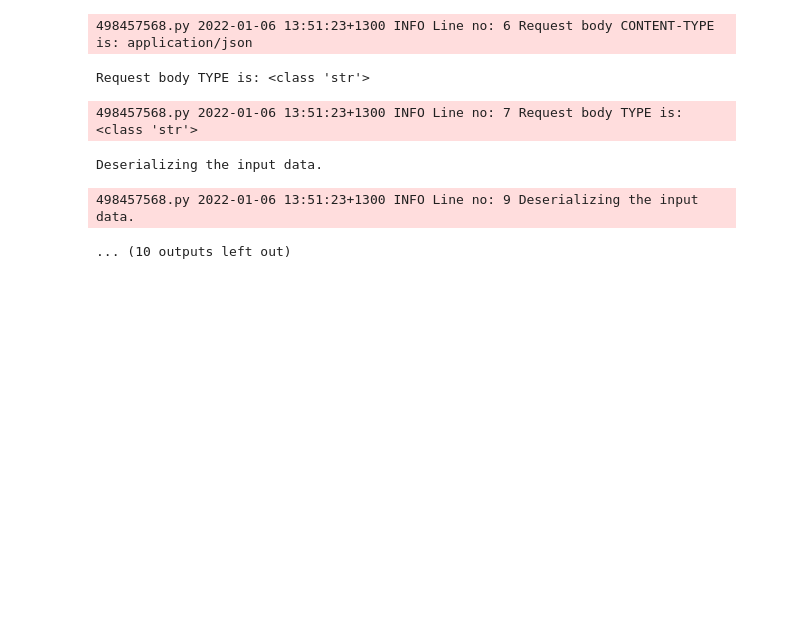
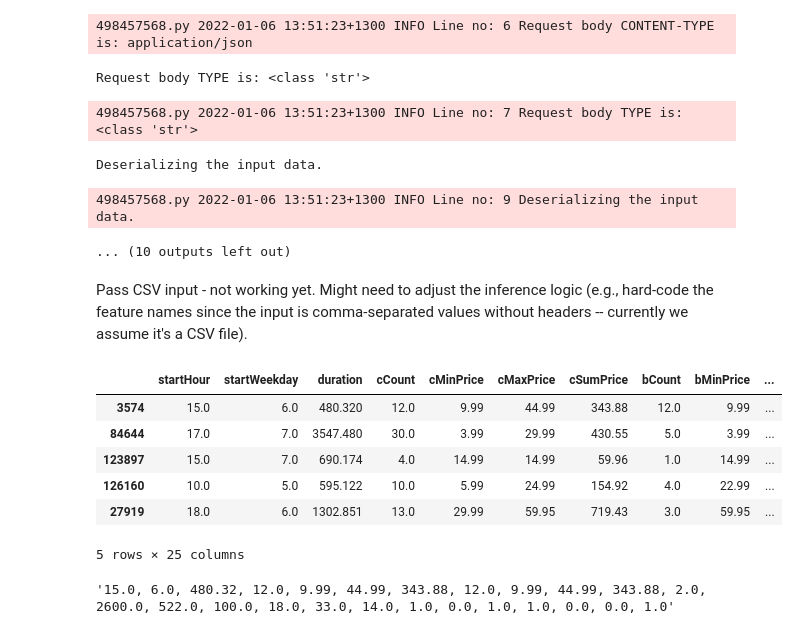
Before and after one commit to elvyna/udacity-aws-mle-nanodegree, a Jupyter notebook: project05-capstone/notebook/10-endpoint-inference-dev.ipynb, the cells around one changed output. Drawn from its saved outputs; the diff is of its cells as text; code cells hidden in the pictures; blank space fills up the shorter version.

```diff
--- a/project05-capstone/notebook/10-endpoint-inference-dev.ipynb
+++ b/project05-capstone/notebook/10-endpoint-inference-dev.ipynb
@@ -271,3 +272,25 @@ Request body TYPE is: <class 'str'>
 Deserializing the input data.
 498457568.py 2022-01-06 13:51:23+1300 INFO Line no: 9 Deserializing the input data.
 ... (10 outputs left out)
+# %% [markdown]
+Pass CSV input - not working yet. Might need to adjust the inference logic (e.g., hard-code the feature names since the input is comma-separated values without headers -- currently we assume it's a CSV file).
+# %%
+test_file_path = os.path.join(
+    '..',
+    'dataset',
+    'feature-engineering',
+    'df_test_rfe.csv'
+)
+df_input = pd.read_csv(test_file_path).sample(5)
+# %% [output]
+|  | startHour | startWeekday | duration | cCount | cMinPrice | cMaxPrice | cSumPrice | bCount | bMinPrice | ... |
+| 3574 | 15.0 | 6.0 | 480.320 | 12.0 | 9.99 | 44.99 | 343.88 | 12.0 | 9.99 | ... |
+| 84644 | 17.0 | 7.0 | 3547.480 | 30.0 | 3.99 | 29.99 | 430.55 | 5.0 | 3.99 | ... |
+| 123897 | 15.0 | 7.0 | 690.174 | 4.0 | 14.99 | 14.99 | 59.96 | 1.0 | 14.99 | ... |
+| 126160 | 10.0 | 5.0 | 595.122 | 10.0 | 5.99 | 24.99 | 154.92 | 4.0 | 22.99 | ... |
+| 27919 | 18.0 | 6.0 | 1302.851 | 13.0 | 29.99 | 59.95 | 719.43 | 3.0 | 59.95 | ... |
+5 rows × 25 columns
+# %%
+', '.join([str(elem) for elem in df_input.iloc[0].values.tolist()])
+# %% [output]
+'15.0, 6.0, 480.32, 12.0, 9.99, 44.99, 343.88, 12.0, 9.99, 44.99, 343.88, 2.0, 2600.0, 522.0, 100.0, 18.0, 33.0, 14.0, 1.0, 0.0, 1.0, 1.0, 0.0, 0.0, 1.0'
```
Also changed, not shown: parts of 2 cells of this notebook.
